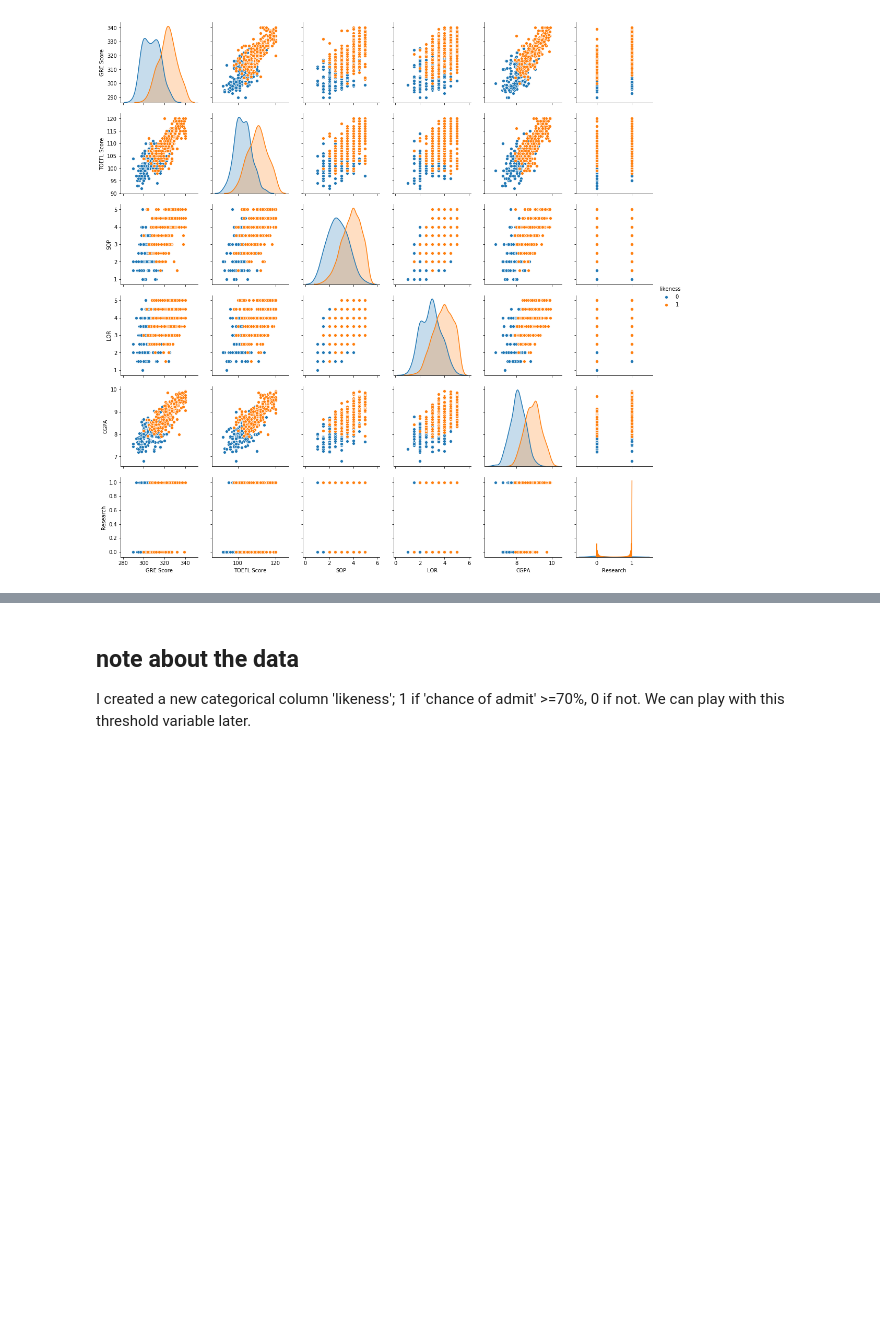
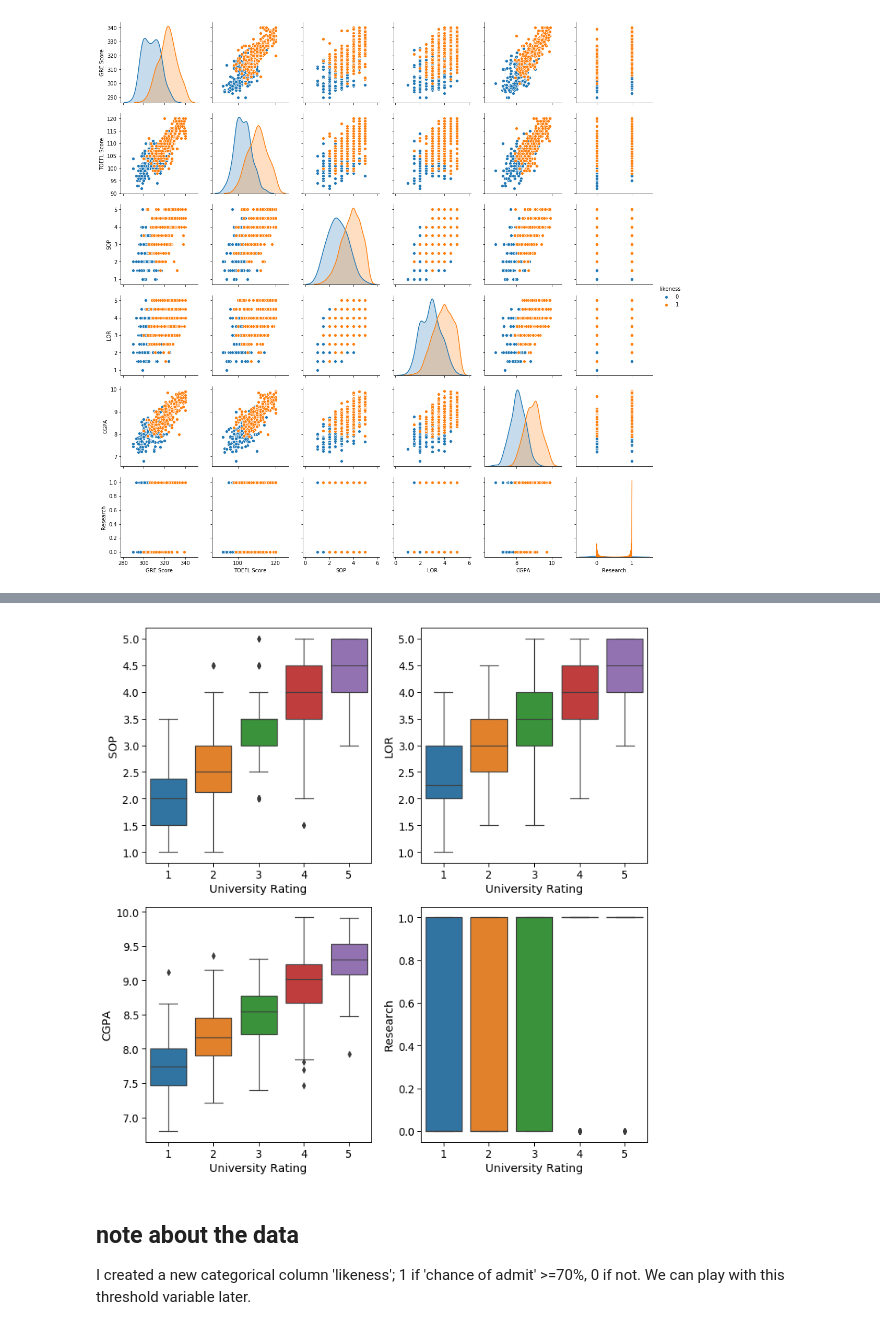
Before and after one commit to kylelee417/CollabProject, a Jupyter notebook: project_notebook.ipynb, the cells around one changed output, grey strips where cells are left out. Cells and saved outputs as stored; diff of their text form; code cells hidden in the pictures; blank space fills up the shorter version.

```diff
--- a/project_notebook.ipynb
+++ b/project_notebook.ipynb
@@ -130,3 +162,12 @@ sns.pairplot(ga_df,vars=columns,hue='likeness')
+# %%
+cols = ['SOP','LOR','CGPA','Research']
+fig, axes = plt.subplots(2,2,figsize=(10,10))
+for ax,col in zip(axes.flatten(),cols):
+    sns.boxplot(x='University Rating',y=col,data=ga_df,ax=ax)
+    #ax.set_title('')
+plt.tight_layout()
+# %% [output]
+[figure, added]
 # %%
 #sns.distplot(ga_df['GRE Score'])
 # %%
```
Also changed, not shown: parts of 10 cells of this notebook.
